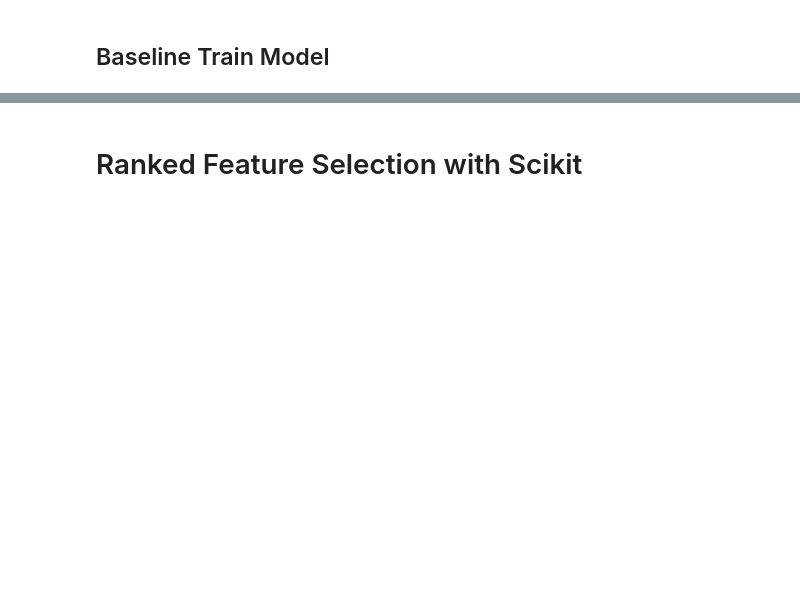
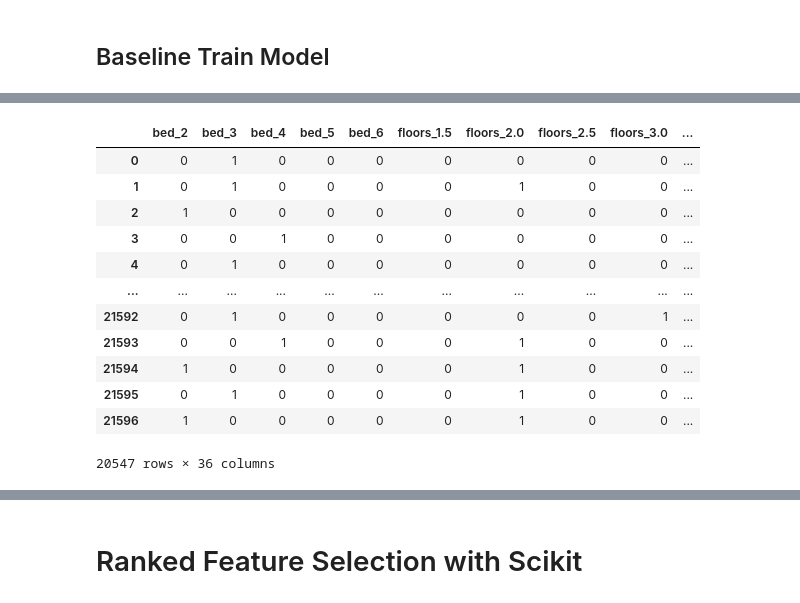
Before and after one commit to turtleduck18/dsc-phase-2-project, a Jupyter notebook: main.ipynb, the cells around one changed output, grey strips where cells are left out. Drawn from its saved outputs; the diff is of its cells as text; code cells hidden in the pictures; blank space fills up the shorter version.

```diff
--- a/main.ipynb
+++ b/main.ipynb
@@ -224,0 +650,29 @@ print(len(X_train), len(X_test), len(y_train), len(y_test))
+# %%
+continuous = ['sqft_living', 'sqft_lot']
+categoricals = ['waterfront', 'bedrooms', 'floors', 'grade', 'bathrooms', 'condition']
+kccat = kc_new_out[categoricals]
+kccon = kc_new_out[continuous]
+# %%
+condition_ohe = pd.get_dummies(kccat['condition'], prefix = 'condition', drop_first=True)
+waterfront_ohe =pd.get_dummies(kccat['waterfront'], prefix = 'waterfront', drop_first=True)
+grade_ohe= pd.get_dummies(kccat['grade'], prefix = 'grade', drop_first=True)
+bed_ohe= pd.get_dummies(kccat['bedrooms'], prefix = 'bed', drop_first=True)
+bath_ohe= pd.get_dummies(kccat['bathrooms'], prefix = 'bath', drop_first=True)
+floors_ohe= pd.get_dummies(kccat['floors'], prefix = 'floors', drop_first=True)
+# %%
+ohe_concat = pd.concat([waterfront_ohe, bed_ohe, floors_ohe, bath_ohe, grade_ohe, condition_ohe], axis = 1)
+ohe_concat
+# %% [output]
+|  | bed_2 | bed_3 | bed_4 | bed_5 | bed_6 | floors_1.5 | floors_2.0 | floors_2.5 | floors_3.0 | ... |
+| 0 | 0 | 1 | 0 | 0 | 0 | 0 | 0 | 0 | 0 | ... |
+| 1 | 0 | 1 | 0 | 0 | 0 | 0 | 1 | 0 | 0 | ... |
+| 2 | 1 | 0 | 0 | 0 | 0 | 0 | 0 | 0 | 0 | ... |
+| 3 | 0 | 0 | 1 | 0 | 0 | 0 | 0 | 0 | 0 | ... |
+| 4 | 0 | 1 | 0 | 0 | 0 | 0 | 0 | 0 | 0 | ... |
+| ... | ... | ... | ... | ... | ... | ... | ... | ... | ... | ... |
+| 21592 | 0 | 1 | 0 | 0 | 0 | 0 | 0 | 0 | 1 | ... |
+| 21593 | 0 | 0 | 1 | 0 | 0 | 0 | 1 | 0 | 0 | ... |
+| 21594 | 1 | 0 | 0 | 0 | 0 | 0 | 1 | 0 | 0 | ... |
+| 21595 | 0 | 1 | 0 | 0 | 0 | 0 | 1 | 0 | 0 | ... |
+| 21596 | 1 | 0 | 0 | 0 | 0 | 0 | 1 | 0 | 0 | ... |
+20547 rows × 36 columns
```
Also changed, not shown: parts of 84 cells of this notebook, 2 other files.
